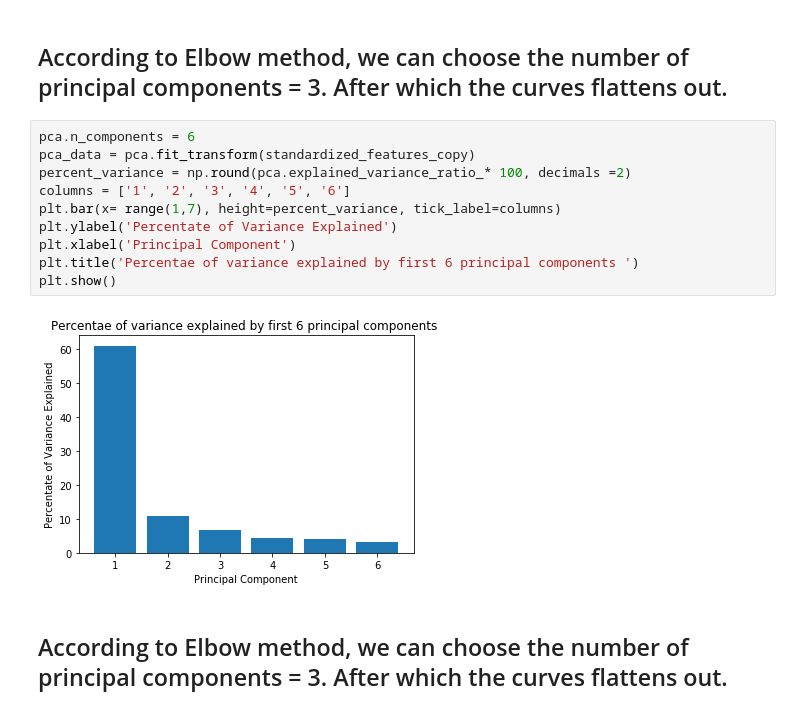
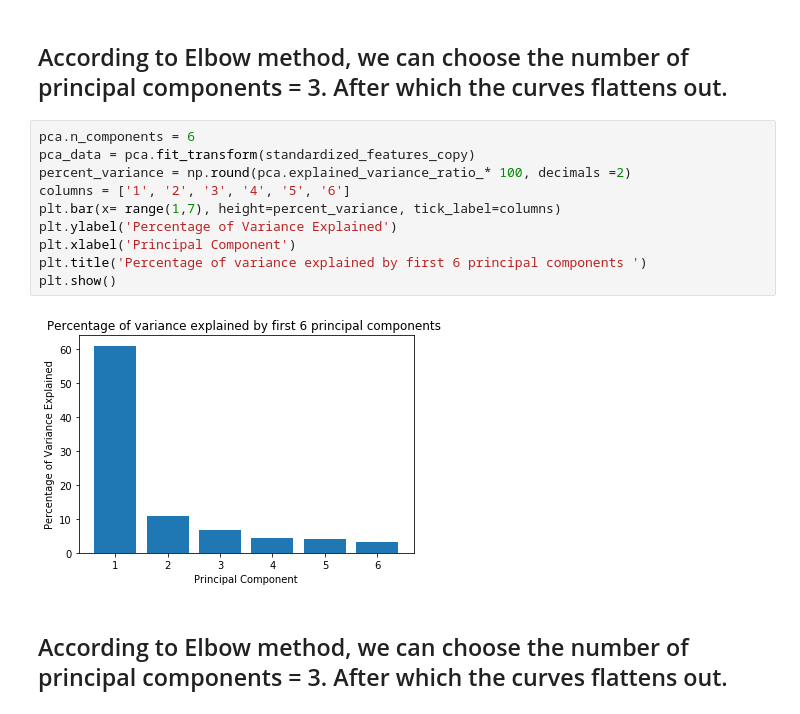
Before and after one commit to surabhi44/PCA_SVD, a Jupyter notebook: PCA_SVD_on_BodyFat_Dataset.ipynb, the cells around one changed output. Saved outputs shown, nothing was run; the diff lists cells and outputs as text.

```diff
--- a/PCA_SVD_on_BodyFat_Dataset.ipynb
+++ b/PCA_SVD_on_BodyFat_Dataset.ipynb
@@ -180,15 +182,15 @@ plt.show()
 # %%
 pca.n_components = 6
 pca_data = pca.fit_transform(standardized_features_copy)
 percent_variance = np.round(pca.explained_variance_ratio_* 100, decimals =2)
 columns = ['1', '2', '3', '4', '5', '6']
 plt.bar(x= range(1,7), height=percent_variance, tick_label=columns)
-plt.ylabel('Percentate of Variance Explained')
+plt.ylabel('Percentage of Variance Explained')
 plt.xlabel('Principal Component')
-plt.title('Percentae of variance explained by first 6 principal components ')
+plt.title('Percentage of variance explained by first 6 principal components ')
 plt.show()
 # %% [output]
-[figure, old version]
+[figure, new version]
 # %% [markdown]
 ## According to Elbow method, we can choose the number of principal components = 3. After which the curves flattens out.
 # %% [markdown]
```
Also changed, not shown: parts of 4 cells of this notebook.
